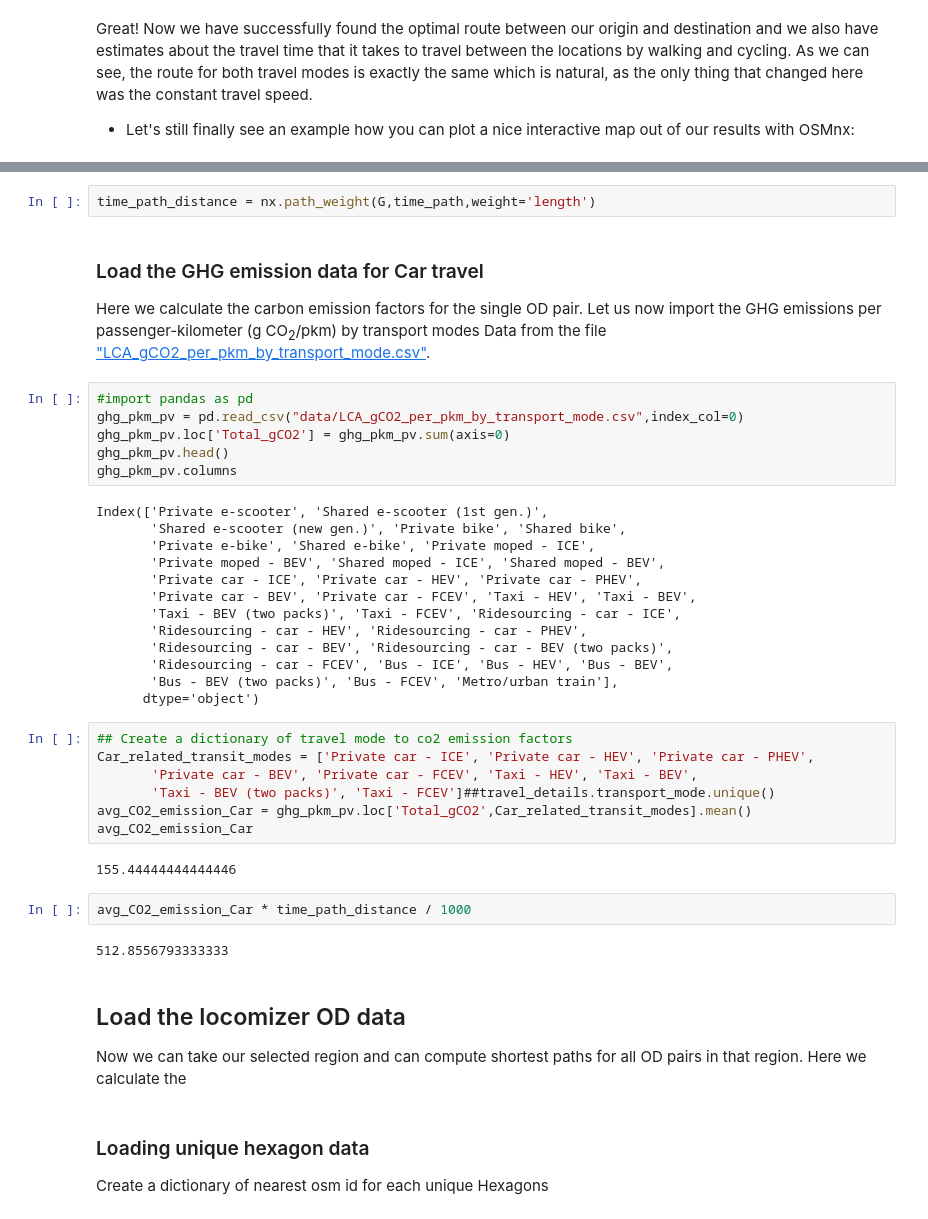
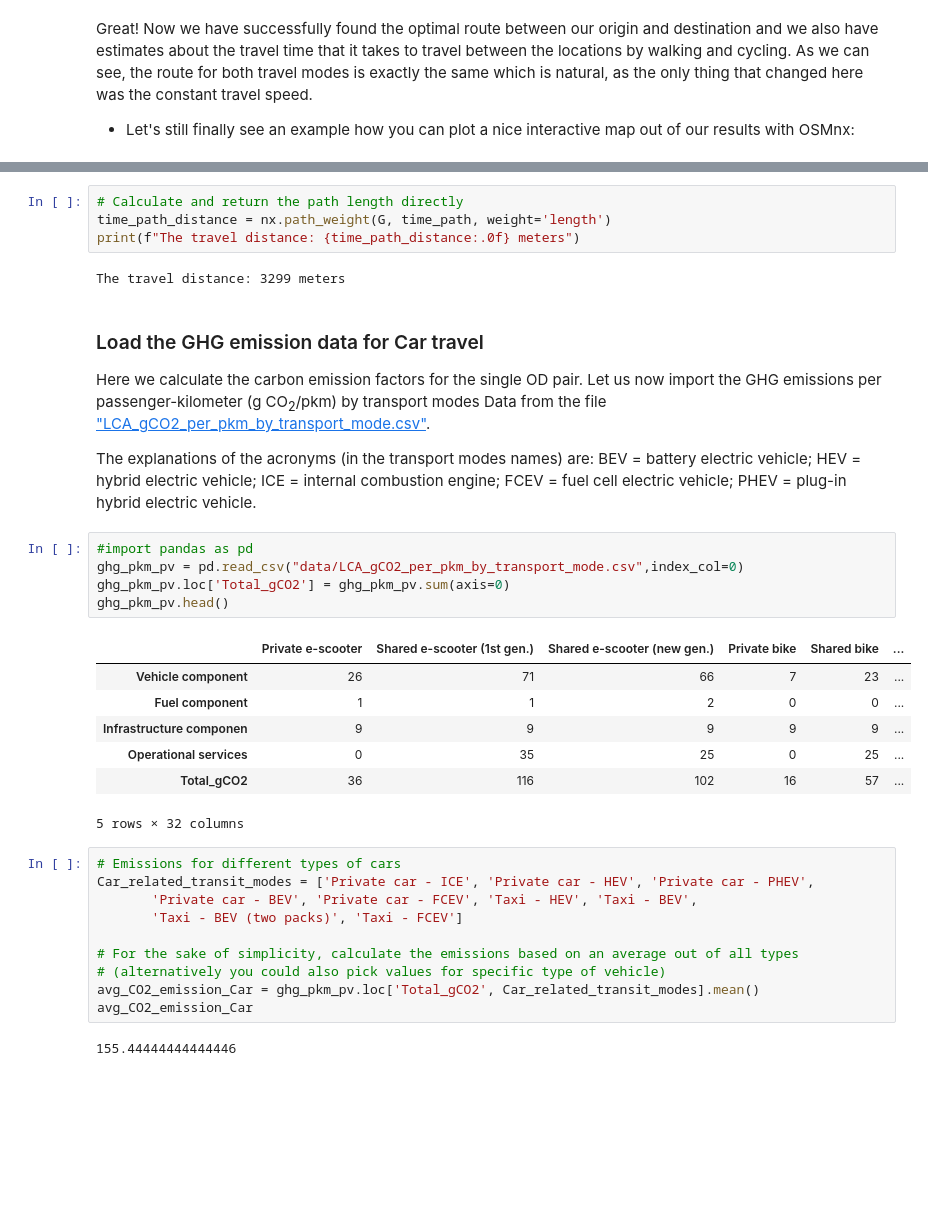
Before and after one commit to AaltoGIS/Mobile-Tartu-2024, a Jupyter notebook: source/notebooks/T1_spatial_network_analysis_SingleOD.ipynb, the cells around one changed output, grey strips where cells are left out. Drawn from its saved outputs; the diff is of its cells as text; blank space fills up the shorter version.

```diff
--- a/source/notebooks/T1_spatial_network_analysis_SingleOD.ipynb
+++ b/source/notebooks/T1_spatial_network_analysis_SingleOD.ipynb
@@ -421,49 +418,40 @@ Great! Now we have successfully found the optimal route between our origin and d
 ox.plot_route_folium(G, time_path, popup_attribute='travel_time_seconds')
 # %% [output]
 [interactive output not drawn]
-# %%
-time_path_distance = nx.path_weight(G,time_path,weight='length')
+# %%
+# Calculate and return the path length directly
+time_path_distance = nx.path_weight(G, time_path, weight='length')
+print(f"The travel distance: {time_path_distance:.0f} meters")
+# %% [output]
+The travel distance: 3299 meters
 # %% [markdown]
 ### Load the GHG emission data for Car travel
 Here we calculate the carbon emission factors for the single OD pair.
 Let us now import the GHG emissions per passenger-kilometer (g CO<sub>2</sub>/pkm) by transport modes Data from the file ["LCA_gCO2_per_pkm_by_transport_mode.csv"](data/LCA_gCO2_per_pkm_by_transport_mode.csv).
+
+The explanations of the acronyms (in the transport modes names) are: BEV = battery electric vehicle; HEV = hybrid electric vehicle; ICE = internal combustion engine; FCEV = fuel cell electric vehicle; PHEV = plug-in hybrid electric vehicle.
 # %%
 #import pandas as pd
 ghg_pkm_pv = pd.read_csv("data/LCA_gCO2_per_pkm_by_transport_mode.csv",index_col=0)
 ghg_pkm_pv.loc['Total_gCO2'] = ghg_pkm_pv.sum(axis=0)
 ghg_pkm_pv.head()
-ghg_pkm_pv.columns
 # %% [output]
+|  | Private e-scooter | Shared e-scooter (1st gen.) | Shared e-scooter (new gen.) | Private bike | Shared bike | ... |
+| Vehicle component | 26 | 71 | 66 | 7 | 23 | ... |
+| Fuel component | 1 | 1 | 2 | 0 | 0 | ... |
+| Infrastructure componen | 9 | 9 | 9 | 9 | 9 | ... |
+| Operational services | 0 | 35 | 25 | 0 | 25 | ... |
+| Total_gCO2 | 36 | 116 | 102 | 16 | 57 | ... |
-Index(['Private e-scooter', 'Shared e-scooter (1st gen.)',
-       'Shared e-scooter (new gen.)', 'Private bike', 'Shared bike',
-       'Private e-bike', 'Shared e-bike', 'Private moped - ICE',
-       'Private moped - BEV', 'Shared moped - ICE', 'Shared moped - BEV',
-       'Private car - ICE', 'Private car - HEV', 'Private car - PHEV',
-       'Private car - BEV', 'Private car - FCEV', 'Taxi - HEV', 'Taxi - BEV',
-       'Taxi - BEV (two packs)', 'Taxi - FCEV', 'Ridesourcing - car - ICE',
-       'Ridesourcing - car - HEV', 'Ridesourcing - car - PHEV',
-       'Ridesourcing - car - BEV', 'Ridesourcing - car - BEV (two packs)',
-       'Ridesourcing - car - FCEV', 'Bus - ICE', 'Bus - HEV', 'Bus - BEV',
-       'Bus - BEV (two packs)', 'Bus - FCEV', 'Metro/urban train'],
-      dtype='object')
+5 rows × 32 columns
 # %%
-## Create a dictionary of travel mode to co2 emission factors
+# Emissions for different types of cars
 Car_related_transit_modes = ['Private car - ICE', 'Private car - HEV', 'Private car - PHEV',
        'Private car - BEV', 'Private car - FCEV', 'Taxi - HEV', 'Taxi - BEV',
-       'Taxi - BEV (two packs)', 'Taxi - FCEV']##travel_details.transport_mode.unique()
-avg_CO2_emission_Car = ghg_pkm_pv.loc['Total_gCO2',Car_related_transit_modes].mean()
+       'Taxi - BEV (two packs)', 'Taxi - FCEV']
+
+# For the sake of simplicity, calculate the emissions based on an average out of all types
+# (alternatively you could also pick values for specific type of vehicle)
+avg_CO2_emission_Car = ghg_pkm_pv.loc['Total_gCO2', Car_related_transit_modes].mean()
 avg_CO2_emission_Car
 # %% [output]
 155.44444444444446
-# %%
-avg_CO2_emission_Car * time_path_distance / 1000
-# %% [output]
-512.8556793333333
-# %% [markdown]
-
-## Load the locomizer OD data
-
-Now we can take our selected region and can compute shortest paths for all OD pairs in that region. Here we calculate the
-# %% [markdown]
-### Loading unique hexagon data
-Create a dictionary of nearest osm id for each unique Hexagons
```
Also changed, not shown: parts of 29 cells of this notebook, 1 other file.
